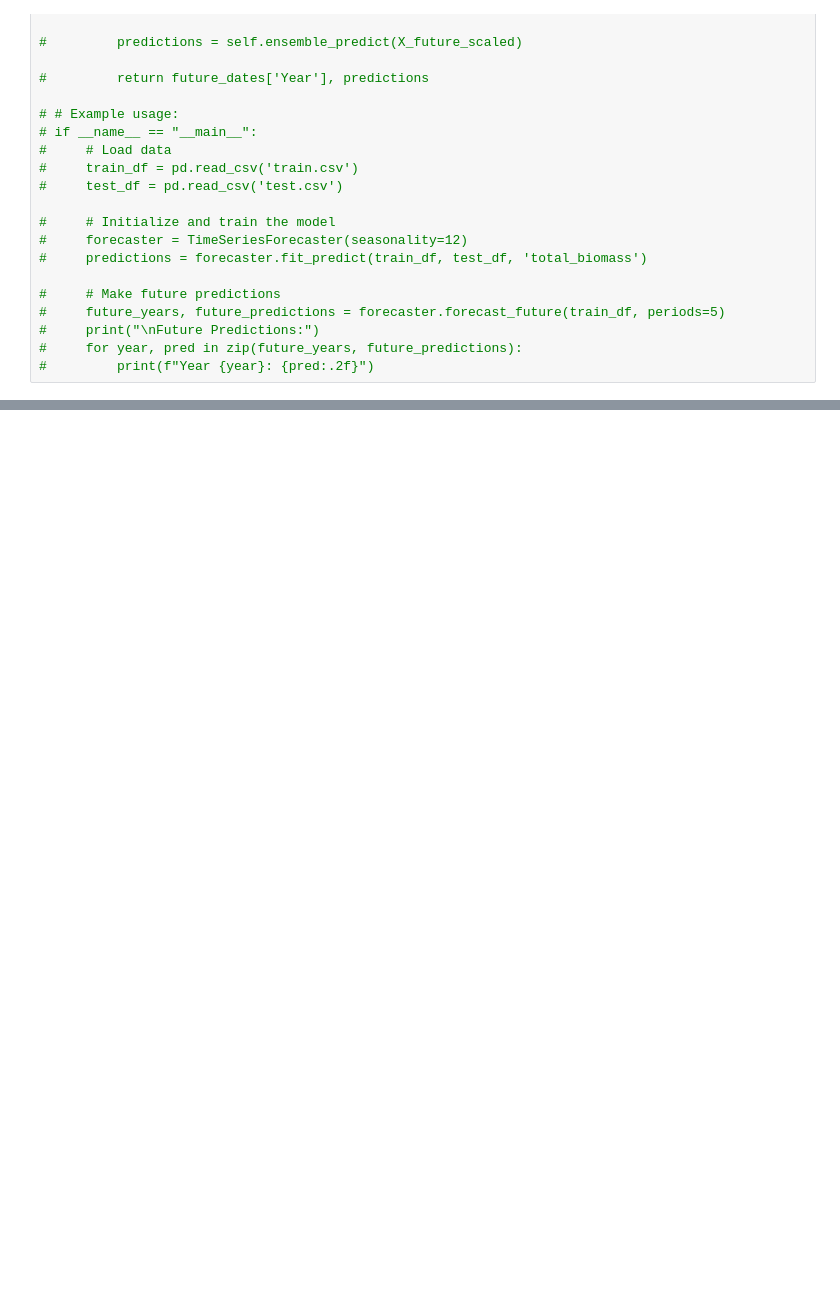
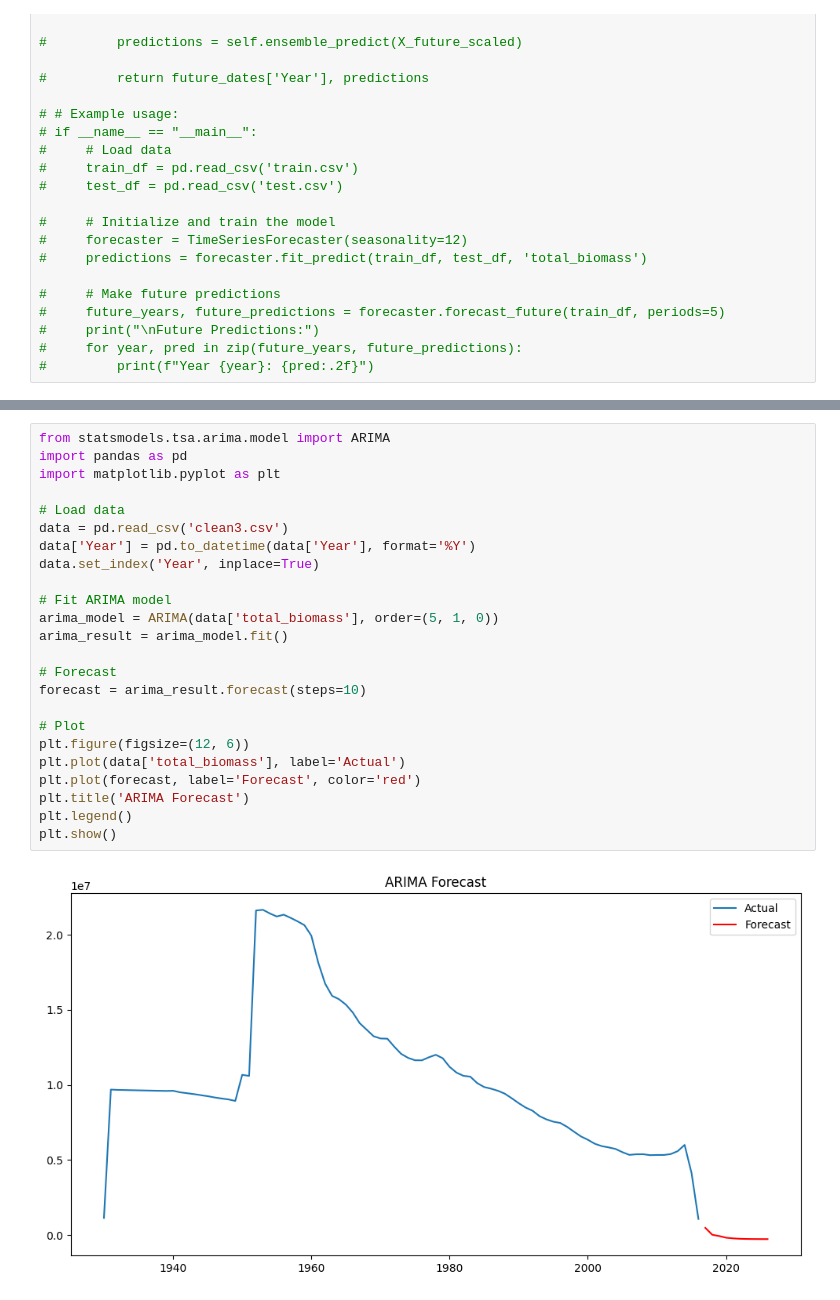
Before and after one commit to jaino1/fish_stock, a Jupyter notebook: cleaningData.ipynb, the cells around one changed output, grey strips where cells are left out. Drawn from its saved outputs; the diff is of its cells as text; blank space fills up the shorter version.

```diff
--- a/cleaningData.ipynb
+++ b/cleaningData.ipynb
@@ -812,0 +2188,26 @@ predictions = forecaster.fit_predict(train_df, test_df, target_col='target_colum
+# %%
+from statsmodels.tsa.arima.model import ARIMA
+import pandas as pd
+import matplotlib.pyplot as plt
+
+# Load data
+data = pd.read_csv('clean3.csv')
+data['Year'] = pd.to_datetime(data['Year'], format='%Y')
+data.set_index('Year', inplace=True)
+
+# Fit ARIMA model
+arima_model = ARIMA(data['total_biomass'], order=(5, 1, 0))
+arima_result = arima_model.fit()
+
+# Forecast
+forecast = arima_result.forecast(steps=10)
+
+# Plot
+plt.figure(figsize=(12, 6))
+plt.plot(data['total_biomass'], label='Actual')
+plt.plot(forecast, label='Forecast', color='red')
+plt.title('ARIMA Forecast')
+plt.legend()
+plt.show()
+# %% [output]
+[figure, added]
```
Also changed, not shown: parts of 28 cells of this notebook, 6 other files.
